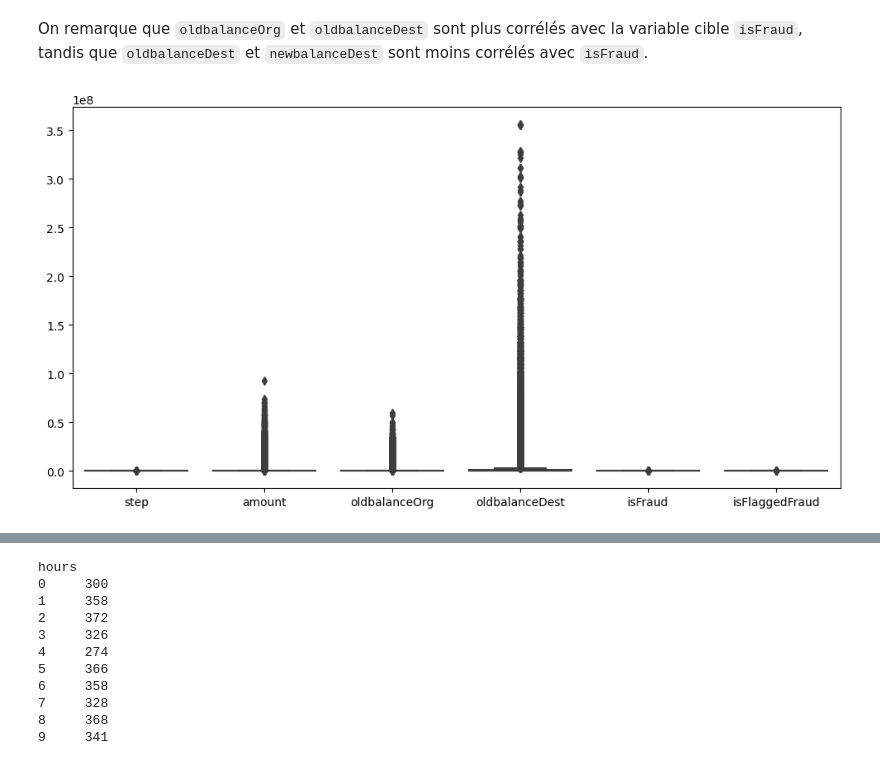
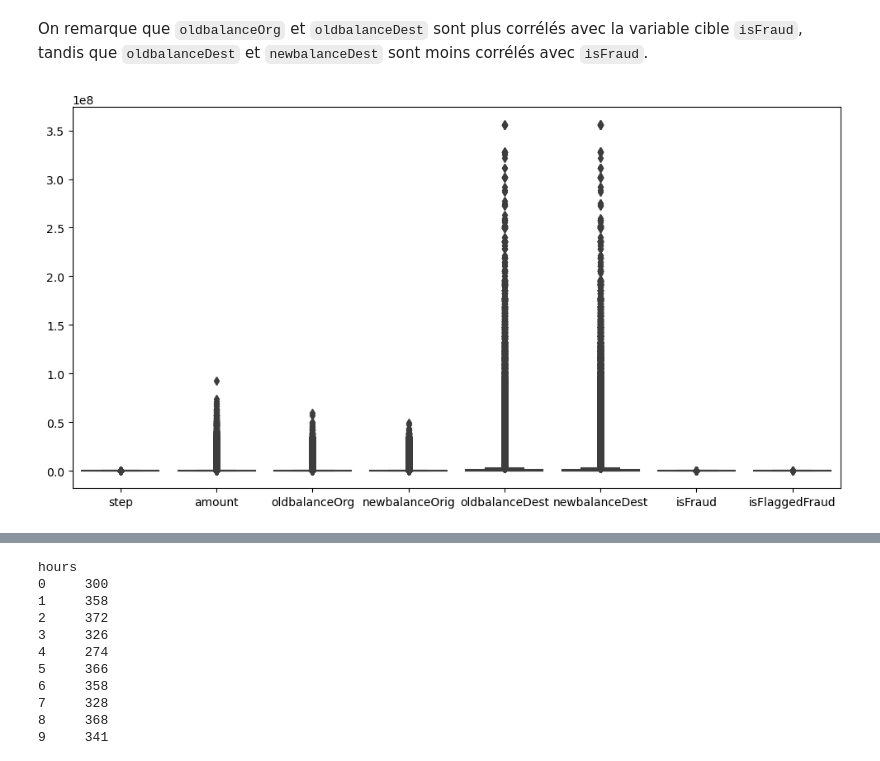
Before and after one commit to mohammedbourkache/PFE_detection_fraudes_DS_1, a Jupyter notebook: Dataset_1/carte_credit_pfe.ipynb, the cells around one changed output, grey strips where cells are left out. Cells and saved outputs as stored; diff of their text form; code cells hidden in the pictures.

```diff
--- a/Dataset_1/carte_credit_pfe.ipynb
+++ b/Dataset_1/carte_credit_pfe.ipynb
@@ -119,6 +119,8 @@ dtype: int64
 # %%
 # Création d'une copie de la dataset pour les manipulations
 df2 = data.copy()
+# %%
+co = df2.select_dtypes(include=['int','float'])
 # %%
 # Affichage de la matrice de corrélation entre les attributs
 plt.figure(figsize=(8, 6))
@@ -310,7 +314,7 @@ df2 = df2.drop(columns=['newbalanceDest', 'newbalanceOrig'])
 # %%
 # Visualisation des valeurs aberrantes (Outliers) :
 fig = plt.figure(figsize=(12,6))
-sns.boxplot(df2)
+sns.boxplot(co)
 plt.show()
 # %% [output]
-[figure, old version]
+[figure, new version]
```
Also changed, not shown: parts of 16 cells of this notebook.
